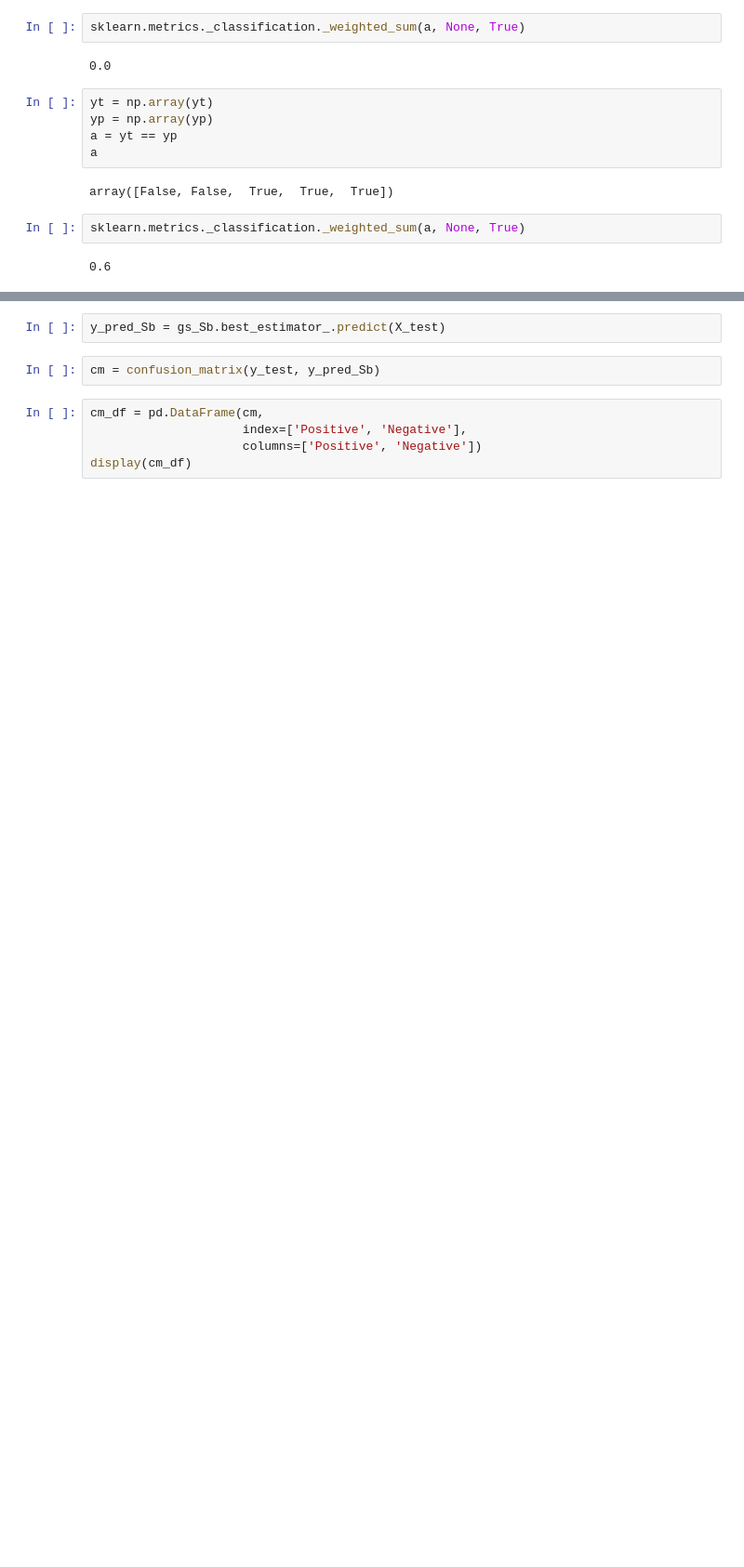
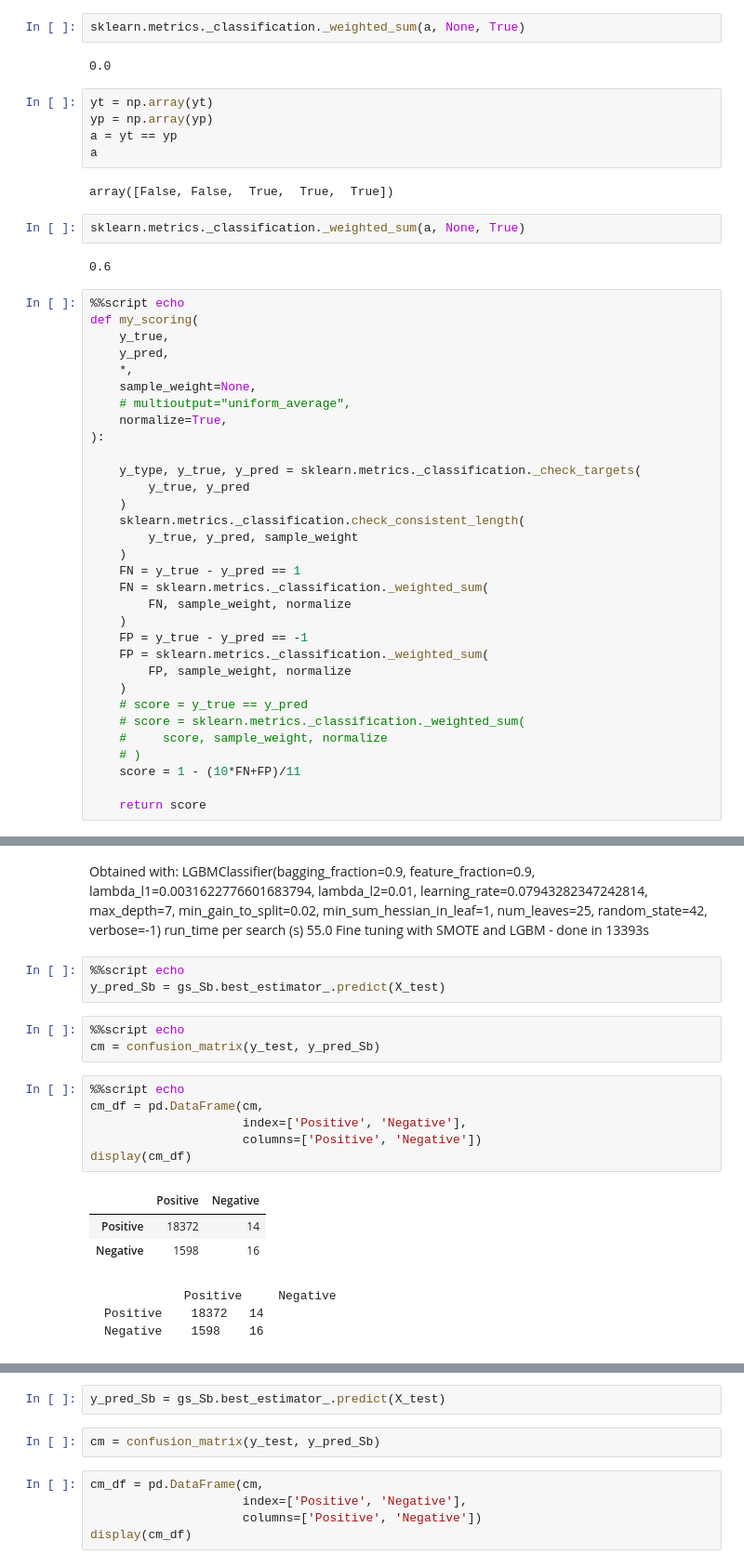
Before and after one commit to chouxxxx/P7_home-credit-default-risk_Kaggle, a Jupyter notebook: notebook52fc17eacb_9.ipynb, the cells around one changed output, grey strips where cells are left out. Shown: that part at 93% size. Saved outputs shown, nothing was run; the diff lists cells and outputs as text; blank space fills up the shorter version.

```diff
--- a/notebook52fc17eacb_9.ipynb
+++ b/notebook52fc17eacb_9.ipynb
@@ -2554,3 +2543,35 @@ array([False, False,  True,  True,  True])
 sklearn.metrics._classification._weighted_sum(a, None, True)
 # %% [output]
 0.6
+# %%
+%%script echo
+def my_scoring(
+    y_true,
+    y_pred,
+    *,
+    sample_weight=None,
+    # multioutput="uniform_average",
+    normalize=True,
+):
+
+    y_type, y_true, y_pred = sklearn.metrics._classification._check_targets(
+        y_true, y_pred
+    )
+    sklearn.metrics._classification.check_consistent_length(
+        y_true, y_pred, sample_weight
+    )
+    FN = y_true - y_pred == 1
+    FN = sklearn.metrics._classification._weighted_sum(
+        FN, sample_weight, normalize
+    )
+    FP = y_true - y_pred == -1
+    FP = sklearn.metrics._classification._weighted_sum(
+        FP, sample_weight, normalize
+    )
+    # score = y_true == y_pred
+    # score = sklearn.metrics._classification._weighted_sum(
+    #     score, sample_weight, normalize
+    # )
+    score = 1 - (10*FN+FP)/11
+
+    return score
@@ -2556,0 +2628,28 @@ sklearn.metrics._classification._weighted_sum(a, None, True)
+# %% [markdown]
+Obtained with: LGBMClassifier(bagging_fraction=0.9, feature_fraction=0.9,
+               lambda_l1=0.0031622776601683794, lambda_l2=0.01,
+               learning_rate=0.07943282347242814, max_depth=7,
+               min_gain_to_split=0.02, min_sum_hessian_in_leaf=1, num_leaves=25,
+               random_state=42, verbose=-1)
+run_time per search (s) 55.0
+Fine tuning with SMOTE and LGBM - done in 13393s
+# %%
+%%script echo
+y_pred_Sb = gs_Sb.best_estimator_.predict(X_test)
+# %%
+%%script echo
+cm = confusion_matrix(y_test, y_pred_Sb)
+# %%
+%%script echo
+cm_df = pd.DataFrame(cm,
+                     index=['Positive', 'Negative'],
+                     columns=['Positive', 'Negative'])
+display(cm_df)
+# %% [output]
+|  | Positive | Negative |
+| Positive | 18372 | 14 |
+| Negative | 1598 | 16 |
+# %% [markdown]
+ 	           Positive 	Negative
+    Positive 	18372 	14
+    Negative 	1598 	16
```
Also changed, not shown: parts of 21 cells of this notebook.
